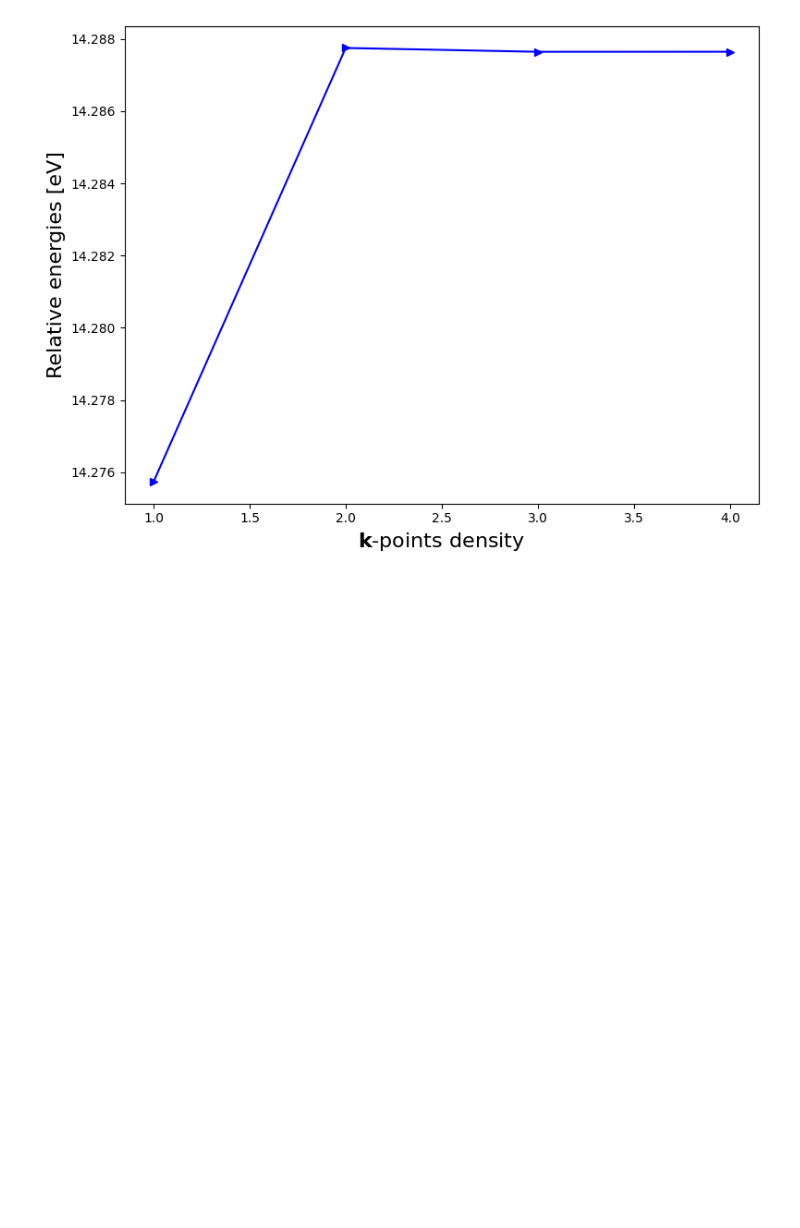
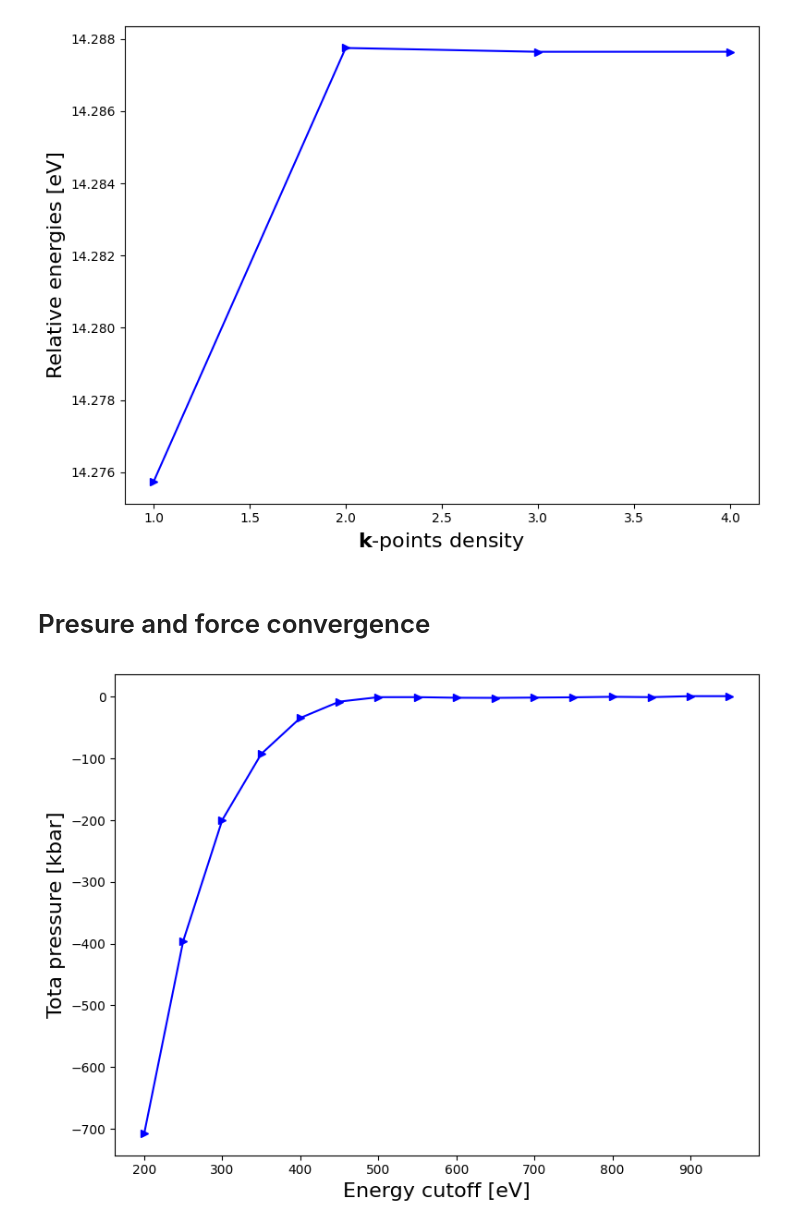
Before and after one commit to Luisrj14/VaspDefAnalysis, a Jupyter notebook: notebook/covergence_supercell.ipynb, the cells around one changed output. Drawn from its saved outputs; the diff is of its cells as text; code cells hidden in the pictures; blank space fills up the shorter version.

Commit message:
update convergence notebooks

```diff
--- a/notebook/covergence_supercell.ipynb
+++ b/notebook/covergence_supercell.ipynb
@@ -260,3 +260,35 @@ plot = ConvergencePlot.get_convergence_plot(relative_values=energies_difference,
 plot.savefig(fname='/home/luis/master_thesis_uio/thesis_project/python_code/outputs/supercell/convergence/energy_vs_kpoint',dpi=400)
 # %% [output]
 [figure]
+# %% [markdown]
+# Presure and  force convergence
+# %%
+import pandas as pd
+import numpy as np
+# from pandas import DataFrame
+
+from VaspDefAnalysis.plotter.plot_convergence import ConvergencePlot
+
+# Make a matrix with data.csv
+PATH_TEXT_FILE_1 = '/home/luis/master_thesis_uio/thesis_project/python_code/data_csv/supercell/energies_convergence_accurate.csv'
+
+# read text file into pandas DataFrame
+read_data_csv_1 = pd.read_csv(PATH_TEXT_FILE_1,delimiter = "\t")
+
+matrix_data_vaspout = np.array(read_data_csv_1)
+Pressure = matrix_data_vaspout[:,2]
+cutoffs = matrix_data_vaspout[:,4]
+
+plot = ConvergencePlot.get_convergence_plot(relative_values=Pressure,
+                                            cutoff_values=cutoffs,
+                                            #title_name = "Relative energy vs K-Points density",
+                                            title_name = None,
+                                            axis_x_name = r"Energy cutoff [eV]",
+                                            axis_y_name = r'Tota pressure',
+                                            curve_settings ={"color":"blue","marker": ">"},
+                                            SI_unit=r"kbar",
+                                            use_SI_prefixes=None
+                                            )
+plot.savefig(fname='/home/luis/master_thesis_uio/thesis_project/python_code/outputs/supercell/convergence/pressure_vs_energy_cutoff',dpi=400)
+# %% [output]
+[figure, added]
```
Also changed, not shown: parts of 4 cells of this notebook, 1 other file.
